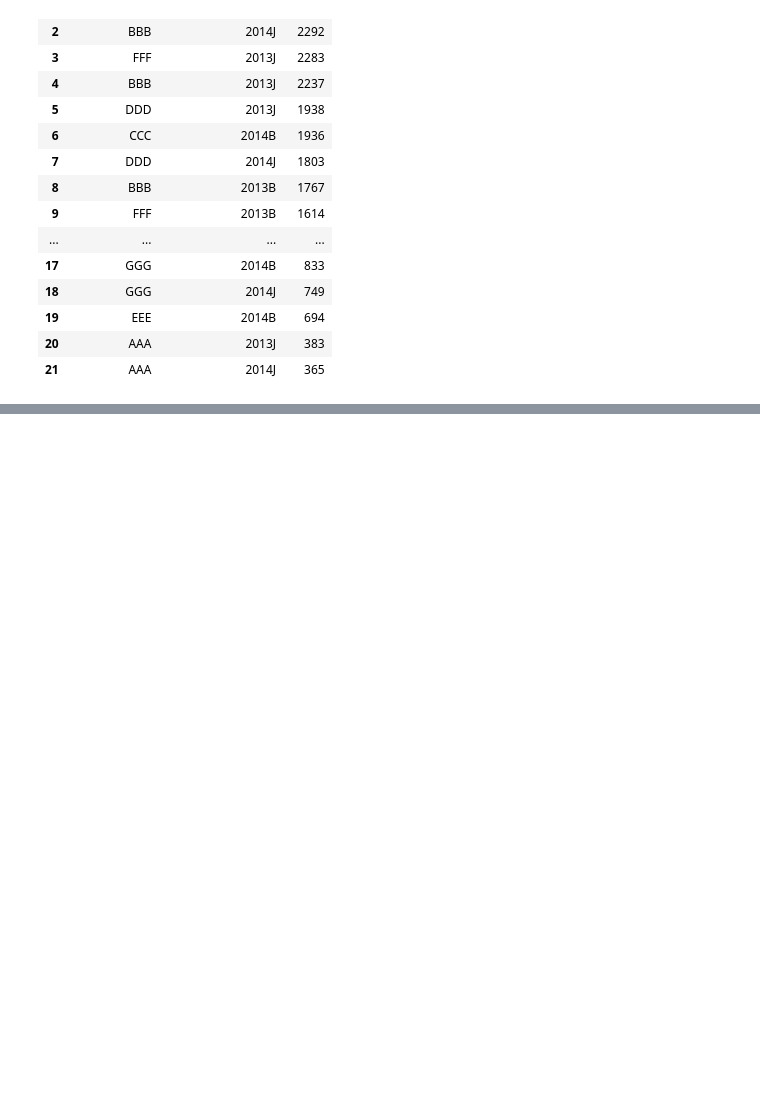
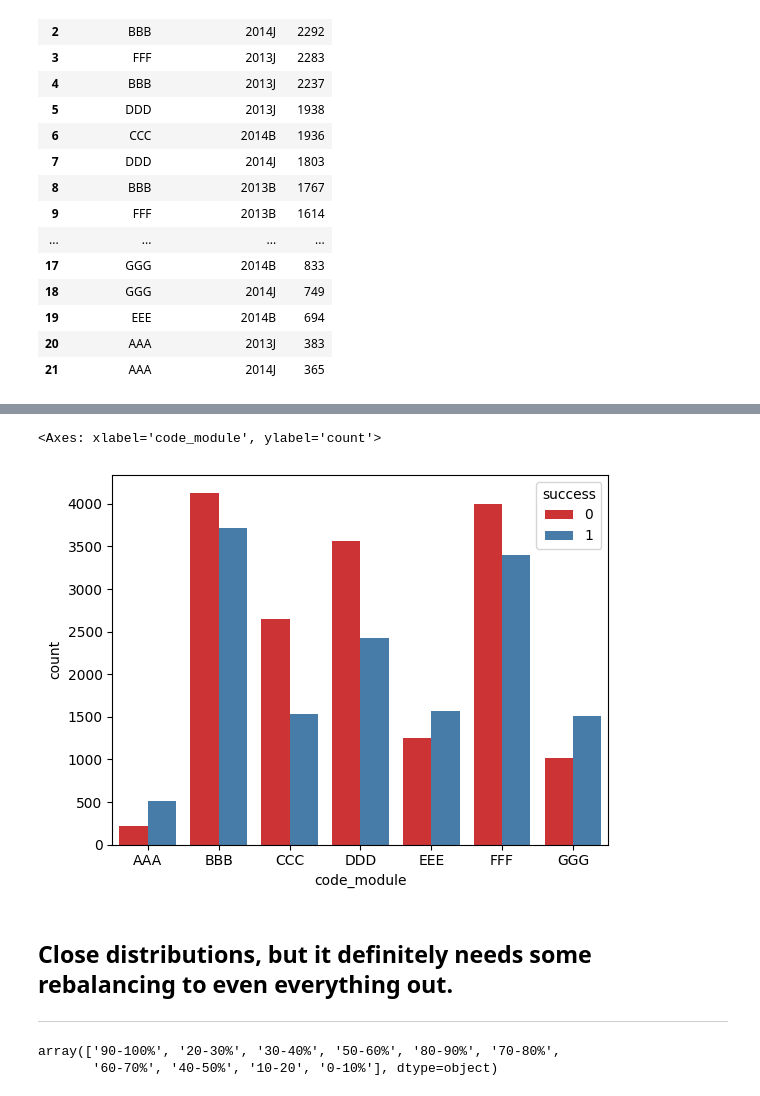
Before and after one commit to Peilong/JayQuery, a Jupyter notebook: notebooks/2026_05_20-EDA_Notebook-v1.ipynb, the cells around one changed output, grey strips where cells are left out. Cells and saved outputs as stored; diff of their text form; code cells hidden in the pictures; blank space fills up the shorter version.

```diff
--- a/notebooks/2026_05_20-EDA_Notebook-v1.ipynb
+++ b/notebooks/2026_05_20-EDA_Notebook-v1.ipynb
@@ -424,0 +486,13 @@ module_presentation_counts
+# %%
+sns.countplot(data=sidf,x='code_module',hue='success', palette='Set1')
+# %% [output]
+<Axes: xlabel='code_module', ylabel='count'>
+[figure, added]
+# %% [markdown]
+## Close distributions, but it definitely needs some rebalancing to even everything out.
+---
+# %%
+sidf['imd_band'].unique()
+# %% [output]
+array(['90-100%', '20-30%', '30-40%', '50-60%', '80-90%', '70-80%',
+       '60-70%', '40-50%', '10-20', '0-10%'], dtype=object)
```
Also changed, not shown: parts of 51 cells of this notebook, 1 other file.
